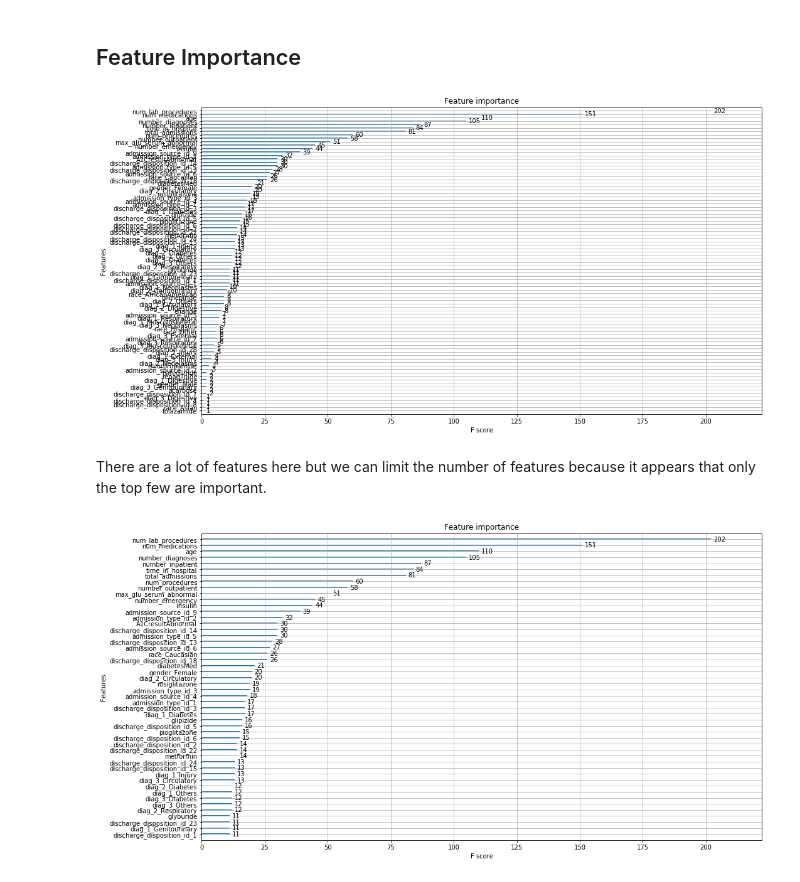
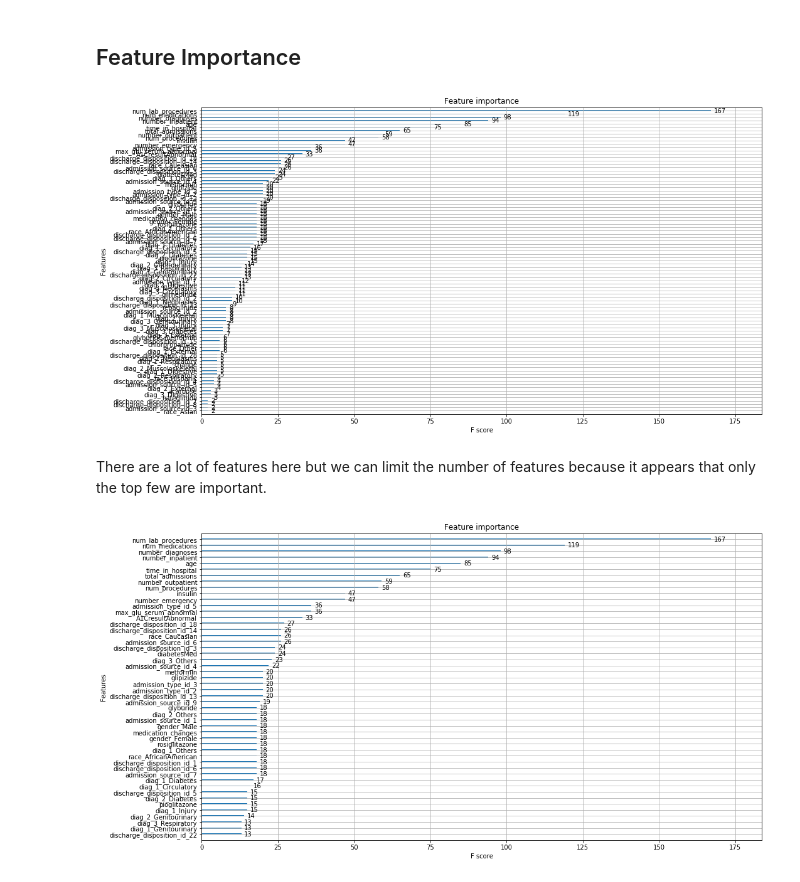
Before and after one commit to Sangha05/Diabetes_Readmission, a Jupyter notebook: Long Term Risk Prediction With XGBoost V1.ipynb, the cells around one changed output. Drawn from its saved outputs; the diff is of its cells as text; code cells hidden in the pictures.

Commit message:
Added models with best subsample parameters

```diff
--- a/Long Term Risk Prediction With XGBoost V1.ipynb
+++ b/Long Term Risk Prediction With XGBoost V1.ipynb
@@ -114,0 +131,3 @@ Accuracy: 67.74%
+# %%
+model2 = XGBClassifier(n_jobs=8, learning_rate=0.1, max_depth=3, n_estimators=300, scale_pos_weight=scale_pos_weight, min_child_weight=5, colsample_bylevel=0.5, colsample_bynode=0.5, colsample_bytree=0.75, subsample=0.5)
+model2.fit(X_train, y_train)
@@ -172,14 +205,14 @@ pickle.dump(model, open("long_term_xgboost_v1.pickle.dat", "wb"))
 ## Feature Importance
 # %%
 plt.rcParams["figure.figsize"] = [16,9]
-plot_importance(model)
+plot_importance(model2)
 plt.show()
 # %% [output]
-[figure, old version]
+[figure, new version]
 # %% [markdown]
 There are a lot of features here but we can limit the number of features because it appears that only the top few are important.
 # %%
-plot_importance(model, max_num_features=50)
+plot_importance(model2, max_num_features=50)
 plt.show()
 # %% [output]
-[figure, old version]
+[figure, new version]
```
Also changed, not shown: parts of 11 cells of this notebook, 3 other files.
